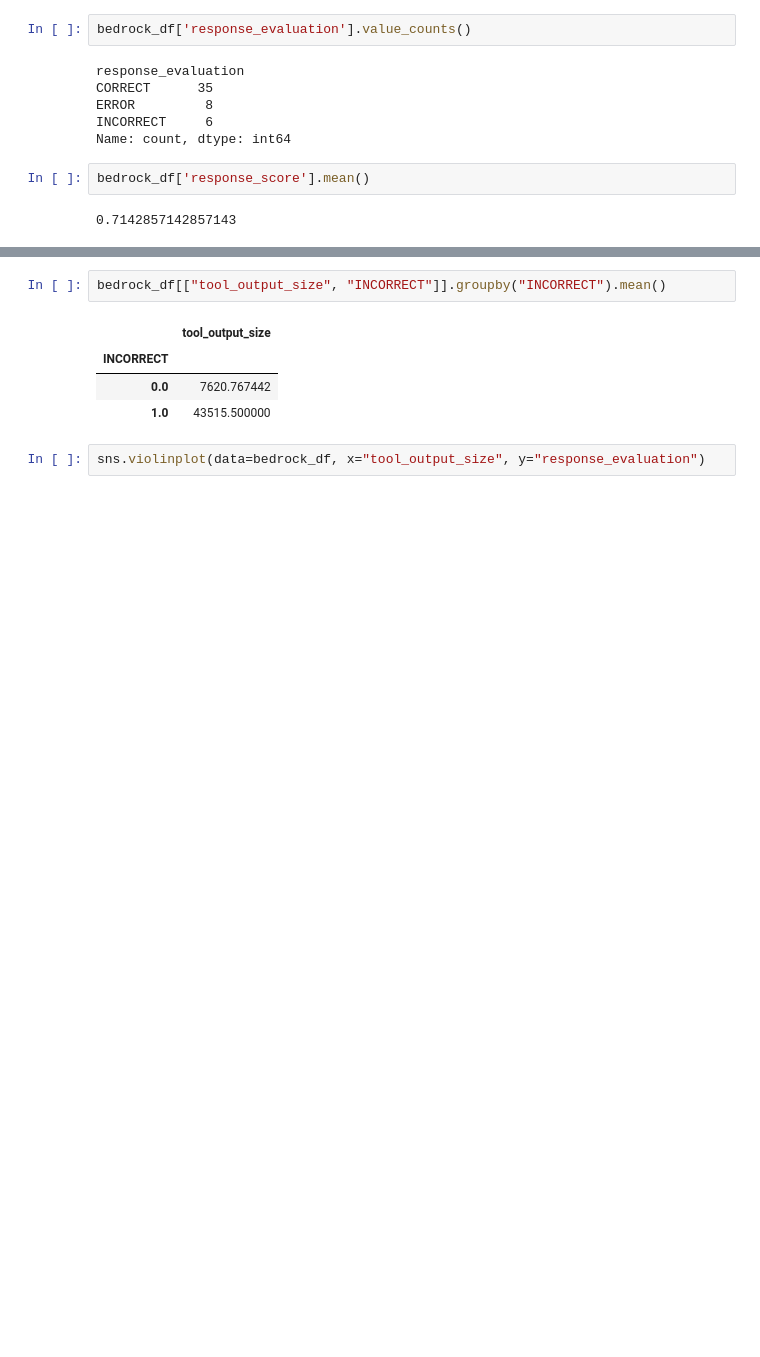
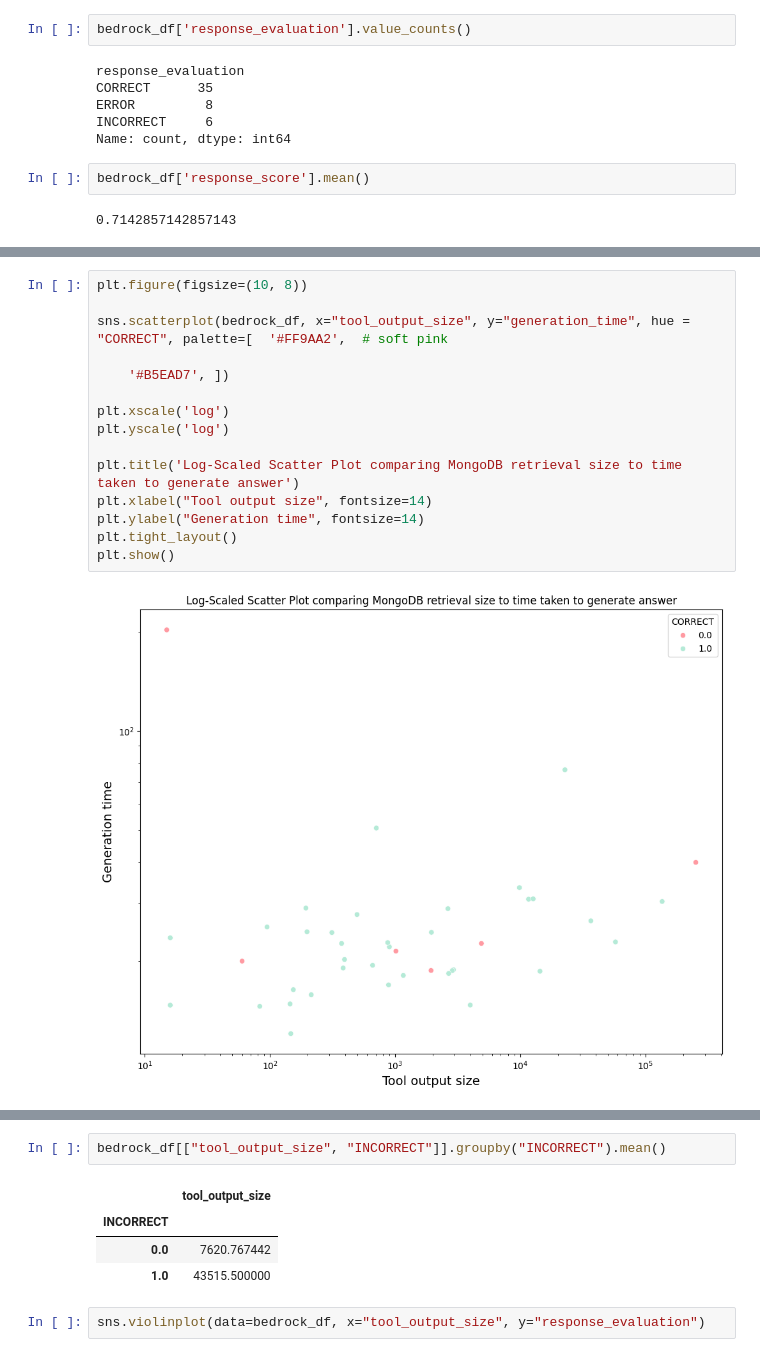
Before and after one commit to AllenNeuralDynamics/metadata-chatbot, a Jupyter notebook: src/metadata_chatbot/evaluations/evals_mongodb/stats_4_8.ipynb, the cells around one changed output, grey strips where cells are left out. Drawn from its saved outputs; the diff is of its cells as text; blank space fills up the shorter version.

```diff
--- a/src/metadata_chatbot/evaluations/evals_mongodb/stats_4_8.ipynb
+++ b/src/metadata_chatbot/evaluations/evals_mongodb/stats_4_8.ipynb
@@ -103 +152,18 @@ bedrock_df[["query_type", "response_score", "generation_time", "tool_output_size
+# %%
+plt.figure(figsize=(10, 8))
+
+sns.scatterplot(bedrock_df, x="tool_output_size", y="generation_time", hue = "CORRECT", palette=[  '#FF9AA2',  # soft pink
+
+    '#B5EAD7', ])
+
+plt.xscale('log')
+plt.yscale('log')
+
+plt.title('Log-Scaled Scatter Plot comparing MongoDB retrieval size to time taken to generate answer')
+plt.xlabel("Tool output size", fontsize=14)
+plt.ylabel("Generation time", fontsize=14)
+plt.tight_layout()
+plt.show()
+# %% [output]
+[figure, added]
 # %%
```
Also changed, not shown: parts of 9 cells of this notebook, 2 other files.
